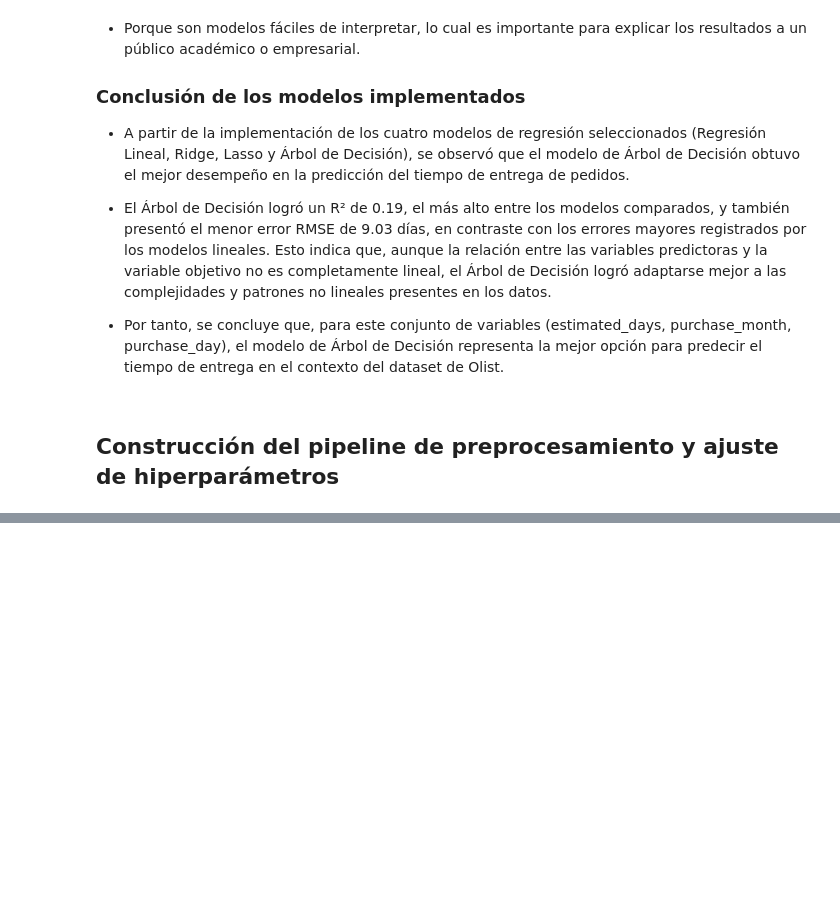
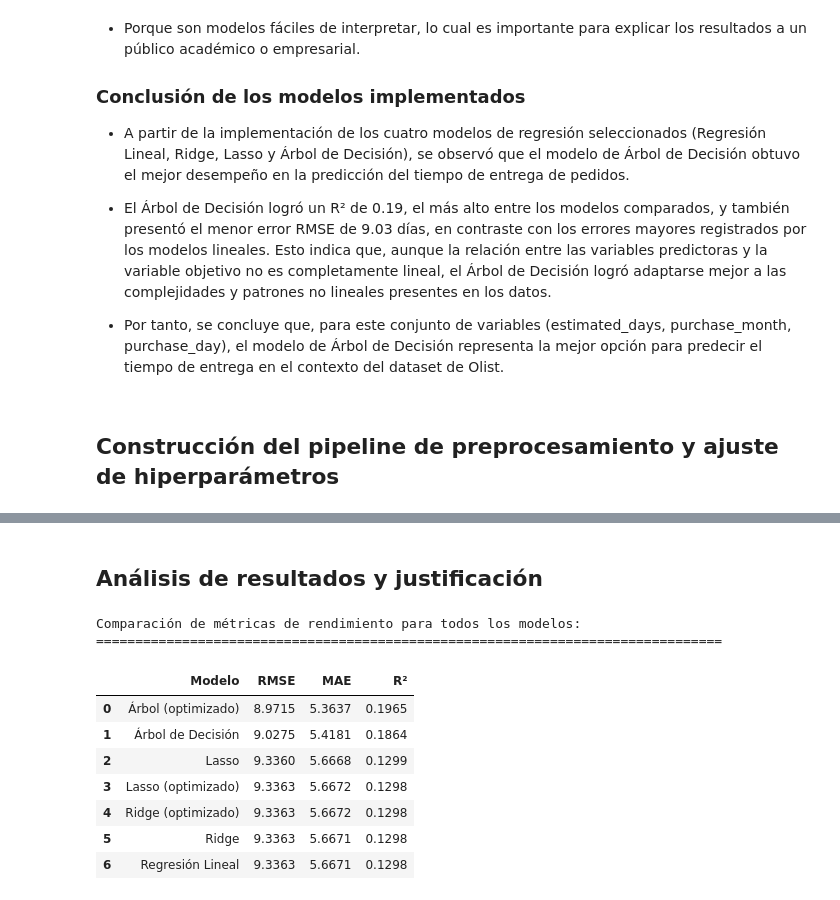
Before and after one commit to BrandonReyes0609/Proyecto3_MD, a Jupyter notebook: main.ipynb, the cells around one changed output, grey strips where cells are left out. Saved outputs shown, nothing was run; the diff lists cells and outputs as text; code cells hidden in the pictures; blank space fills up the shorter version.

```diff
--- a/main.ipynb
+++ b/main.ipynb
@@ -662,0 +760,53 @@ print("la capacidad de predecir los tiempos de entrega del dataset de Olist.")
+# %% [markdown]
+## Análisis de resultados y justificación
+# %%
+import pandas as pd
+import numpy as np
+import matplotlib.pyplot as plt
+import seaborn as sns
+
+def calcular_todas_metricas(y_true, predictions_dict):
+    resultados = []
+
+    for nombre, y_pred in predictions_dict.items():
+        rmse = np.sqrt(mean_squared_error(y_true, y_pred))
+        mae = mean_absolute_error(y_true, y_pred)
+        r2 = r2_score(y_true, y_pred)
+
+        resultados.append({
+            'Modelo': nombre,
+            'RMSE': rmse,
+            'MAE': mae,
+            'R²': r2
+        })
+
+    df_resultados = pd.DataFrame(resultados)
+    return df_resultados.sort_values('R²', ascending=False).reset_index(drop=True)
+
+todas_predicciones = {
+    'Regresión Lineal': y_pred_lr,
+    'Ridge': y_pred_ridge,
+    'Lasso': y_pred_lasso,
+    'Árbol de Decisión': y_pred_tree,
+    'Ridge (optimizado)': y_pred_ridge_opt,
+    'Lasso (optimizado)': y_pred_lasso_opt,
+    'Árbol (optimizado)': y_pred_tree_opt
+}
+
+tabla_resultados = calcular_todas_metricas(y_test, todas_predicciones)
+
+print("Comparación de métricas de rendimiento para todos los modelos:")
+print("="*80)
+pd.set_option('display.precision', 4)
+display(tabla_resultados)
+# %% [output]
+Comparación de métricas de rendimiento para todos los modelos:
+================================================================================
+|  | Modelo | RMSE | MAE | R² |
+| 0 | Árbol (optimizado) | 8.9715 | 5.3637 | 0.1965 |
+| 1 | Árbol de Decisión | 9.0275 | 5.4181 | 0.1864 |
+| 2 | Lasso | 9.3360 | 5.6668 | 0.1299 |
+| 3 | Lasso (optimizado) | 9.3363 | 5.6672 | 0.1298 |
+| 4 | Ridge (optimizado) | 9.3363 | 5.6672 | 0.1298 |
+| 5 | Ridge | 9.3363 | 5.6671 | 0.1298 |
+| 6 | Regresión Lineal | 9.3363 | 5.6671 | 0.1298 |
```
Also changed, not shown: parts of 17 cells of this notebook.
